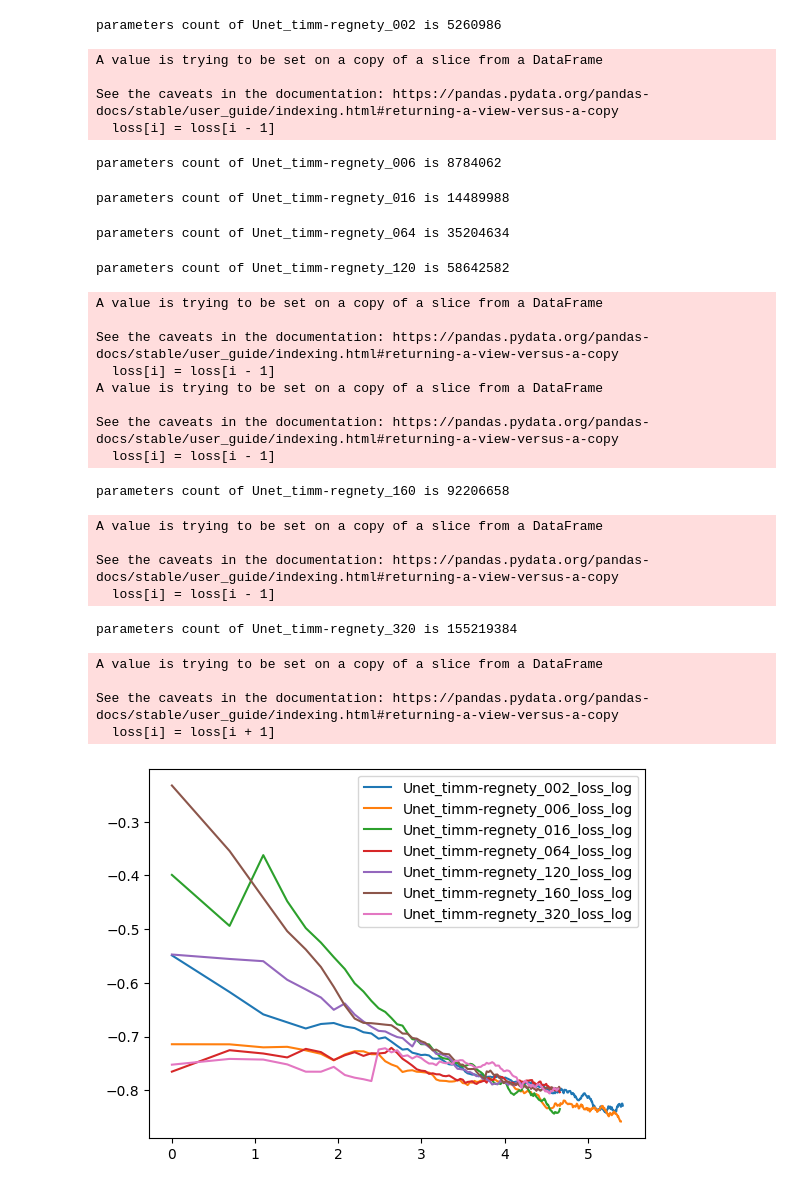
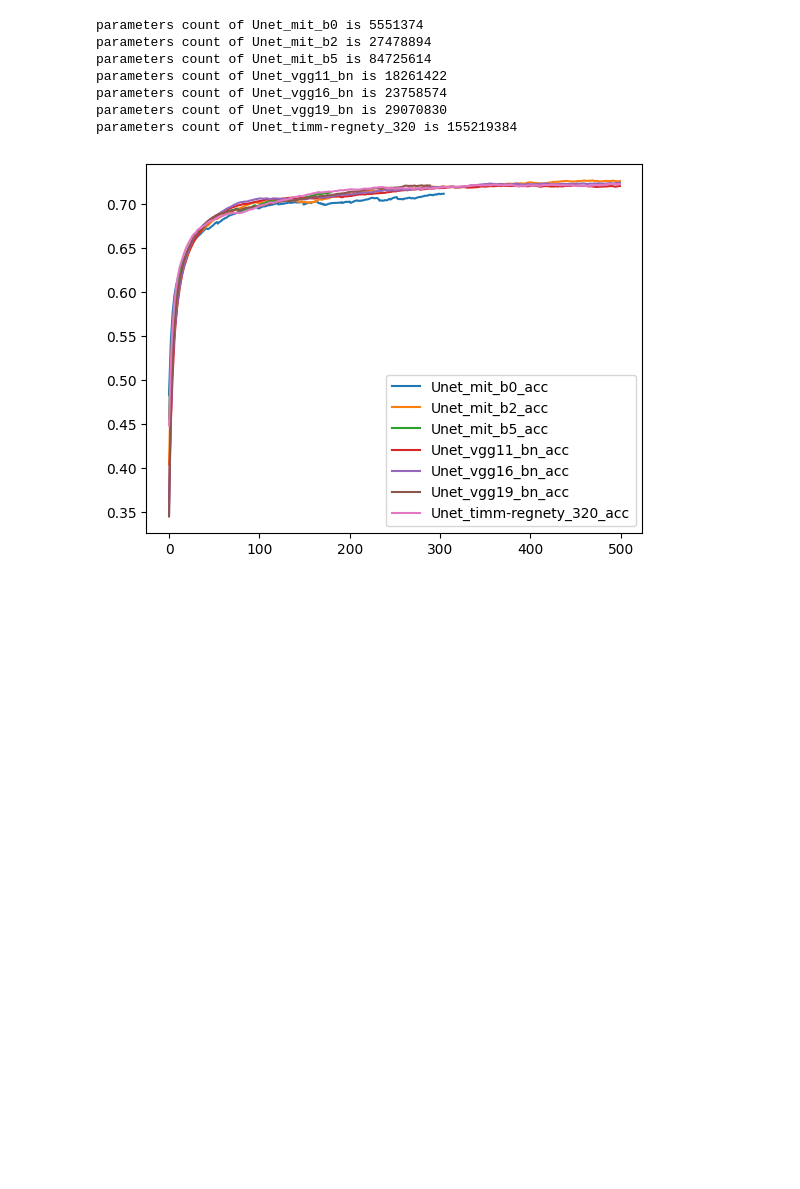
Before and after one commit to limingshi1994/geoinformed_clean, a Jupyter notebook: notebooks/Result_curves.ipynb, the cells around one changed output. Drawn from its saved outputs; the diff is of its cells as text; code cells hidden in the pictures; blank space fills up the shorter version.

```diff
--- a/notebooks/Result_curves.ipynb
+++ b/notebooks/Result_curves.ipynb
@@ -9,41 +9,21 @@ sys.path.append('../src')
 import segmentation_models_pytorch as smp
 from utils import fetch_log
 # %%
-_, _, fig1 = fetch_log.fetch_log(arch='Unet',encoder='timm-regnety_002',pretrained='imagenet',batch_number=100,batch_size=8,acc_or_loss='loss',log_log=True)
-_, _, fig1 = fetch_log.fetch_log(arch='Unet',encoder='timm-regnety_006',pretrained='imagenet',batch_number=100,batch_size=8,acc_or_loss='loss',log_log=True)
-_, _, fig1 = fetch_log.fetch_log(arch='Unet',encoder='timm-regnety_016',pretrained='imagenet',batch_number=100,batch_size=8,acc_or_loss='loss',log_log=True)
-# _, _, fig1 = fetch_log.fetch_log(arch='Unet',encoder='timm-regnety_040',pretrained='imagenet',batch_number=100,batch_size=8,acc_or_loss='loss',log_log=True)
-_, _, fig1 = fetch_log.fetch_log(arch='Unet',encoder='timm-regnety_064',pretrained='imagenet',batch_number=100,batch_size=8,acc_or_loss='loss',log_log=True)
-# _, _, fig1 = fetch_log.fetch_log(arch='Unet',encoder='timm-regnety_080',pretrained='imagenet',batch_number=100,batch_size=8,acc_or_loss='loss',log_log=True)
-_, _, fig1 = fetch_log.fetch_log(arch='Unet',encoder='timm-regnety_120',pretrained='imagenet',batch_number=100,batch_size=8,acc_or_loss='loss',log_log=True)
-_, _, fig1 = fetch_log.fetch_log(arch='Unet',encoder='timm-regnety_160',pretrained='imagenet',batch_number=100,batch_size=8,acc_or_loss='loss',log_log=True)
-_, _, fig1 = fetch_log.fetch_log(arch='Unet',encoder='timm-regnety_320',pretrained='imagenet',batch_number=100,batch_size=8,acc_or_loss='loss',log_log=True)
+_, _, fig1 = fetch_log.fetch_log(arch='Unet',encoder='mit_b0',pretrained='imagenet',batch_number=100,batch_size=8,acc_or_loss='acc',log_log=False)
+_, _, fig1 = fetch_log.fetch_log(arch='Unet',encoder='mit_b2',pretrained='imagenet',batch_number=100,batch_size=8,acc_or_loss='acc',log_log=False)
+_, _, fig1 = fetch_log.fetch_log(arch='Unet',encoder='mit_b5',pretrained='imagenet',batch_number=100,batch_size=8,acc_or_loss='acc',log_log=False)
+# _, _, fig1 = fetch_log.fetch_log(arch='Unet',encoder='timm-mobilenetv3_small_minimal',pretrained='imagenet',batch_number=100,batch_size=8,acc_or_loss='acc',log_log=False)
+_, _, fig1 = fetch_log.fetch_log(arch='Unet',encoder='vgg11_bn',pretrained='imagenet',batch_number=100,batch_size=8,acc_or_loss='acc',log_log=False)
+_, _, fig1 = fetch_log.fetch_log(arch='Unet',encoder='vgg16_bn',pretrained='imagenet',batch_number=100,batch_size=8,acc_or_loss='acc',log_log=False)
+_, _, fig1 = fetch_log.fetch_log(arch='Unet',encoder='vgg19_bn',pretrained='imagenet',batch_number=100,batch_size=8,acc_or_loss='acc',log_log=False)
+# _, _, fig1 = fetch_log.fetch_log(arch='Unet',encoder='timm-regnety_160',pretrained='imagenet',batch_number=100,batch_size=8,acc_or_loss='acc',log_log=False)
+_, _, fig1 = fetch_log.fetch_log(arch='Unet',encoder='timm-regnety_320',pretrained='imagenet',batch_number=100,batch_size=8,acc_or_loss='acc',log_log=False)
 # %% [output]
-parameters count of Unet_timm-regnety_002 is 5260986
+parameters count of Unet_mit_b0 is 5551374
+parameters count of Unet_mit_b2 is 27478894
+parameters count of Unet_mit_b5 is 84725614
+parameters count of Unet_vgg11_bn is 18261422
+parameters count of Unet_vgg16_bn is 23758574
+parameters count of Unet_vgg19_bn is 29070830
+parameters count of Unet_timm-regnety_320 is 155219384
-A value is trying to be set on a copy of a slice from a DataFrame
-
-See the caveats in the documentation: https://pandas.pydata.org/pandas-docs/stable/user_guide/indexing.html#returning-a-view-versus-a-copy
-  loss[i] = loss[i - 1]
-parameters count of Unet_timm-regnety_006 is 8784062
-parameters count of Unet_timm-regnety_016 is 14489988
-parameters count of Unet_timm-regnety_064 is 35204634
-parameters count of Unet_timm-regnety_120 is 58642582
-A value is trying to be set on a copy of a slice from a DataFrame
-
-See the caveats in the documentation: https://pandas.pydata.org/pandas-docs/stable/user_guide/indexing.html#returning-a-view-versus-a-copy
-  loss[i] = loss[i - 1]
-A value is trying to be set on a copy of a slice from a DataFrame
-
-See the caveats in the documentation: https://pandas.pydata.org/pandas-docs/stable/user_guide/indexing.html#returning-a-view-versus-a-copy
-  loss[i] = loss[i - 1]
-parameters count of Unet_timm-regnety_160 is 92206658
-A value is trying to be set on a copy of a slice from a DataFrame
-
-See the caveats in the documentation: https://pandas.pydata.org/pandas-docs/stable/user_guide/indexing.html#returning-a-view-versus-a-copy
-  loss[i] = loss[i - 1]
-parameters count of Unet_timm-regnety_320 is 155219384
-A value is trying to be set on a copy of a slice from a DataFrame
-
-See the caveats in the documentation: https://pandas.pydata.org/pandas-docs/stable/user_guide/indexing.html#returning-a-view-versus-a-copy
-  loss[i] = loss[i + 1]
-[figure, old version]
+[figure, new version]
```
Also changed, not shown: parts of 9 cells of this notebook, 6 other files.
